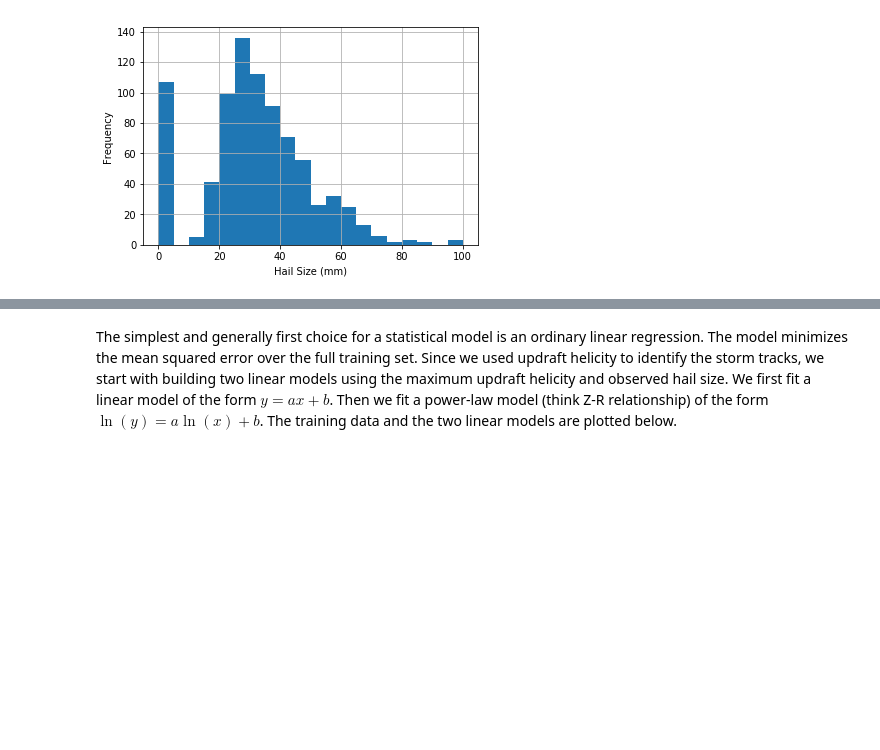
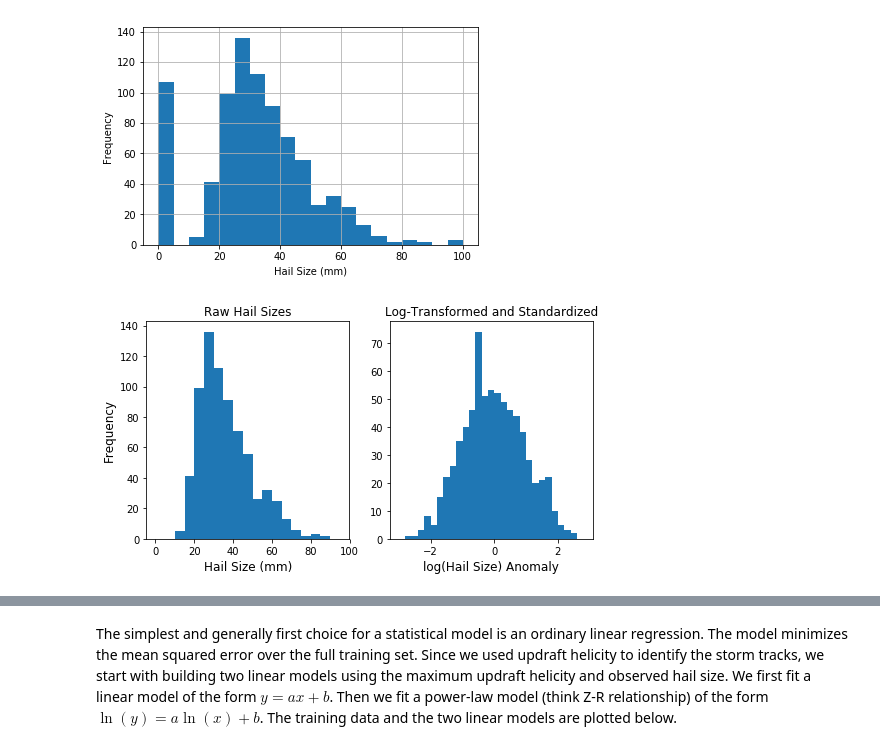
Before and after one commit to djgagne/hagelslag, a Jupyter notebook: demos/unidata_users_workshop_2015.ipynb, the cells around one changed output, grey strips where cells are left out. Saved outputs shown, nothing was run; the diff lists cells and outputs as text; code cells hidden in the pictures; blank space fills up the shorter version.

```diff
--- a/demos/unidata_users_workshop_2015.ipynb
+++ b/demos/unidata_users_workshop_2015.ipynb
@@ -384,3 +384,24 @@ plt.ylabel("Frequency")
 # %% [output]
 Text(0, 0.5, 'Frequency')
 [figure]
+# %%
+plt.figure(figsize=(8, 4))
+from sklearn.preprocessing import PowerTransformer
+plt.subplot(1, 2, 1)
+idxs = (track_step_data["Hail_Size"] > 0) & (track_step_data["Hail_Size"] < 125)
+plt.hist(track_step_data["Hail_Size"][idxs], bins=np.arange(0, 100, 5))
+pt = PowerTransformer(method="box-cox")
+bc_hail = pt.fit_transform(track_step_data.loc[idxs, ["Hail_Size"]])
+plt.title("Raw Hail Sizes")
+plt.ylabel("Frequency", fontsize=12)
+plt.xlabel("Hail Size (mm)", fontsize=12)
+plt.subplot(1, 2, 2)
+log_hail= np.log(track_step_data["Hail_Size"][idxs])
+plt.hist((log_hail - log_hail.mean()) / log_hail.std(), bins=np.arange(-3, 3, 0.2))
+plt.title("Log-Transformed and Standardized")
+plt.xlabel("log(Hail Size) Anomaly", fontsize=12)
+plt.savefig("hail_size_scaled.png", dpi=200, bbox_inches="tight")
+#plt.subplot(1, 3, 3)
+#plt.hist(bc_hail, bins=np.arange(-3, 3, 0.2))
+# %% [output]
+[figure, added]
```
Also changed, not shown: parts of 1 cell of this notebook, 6 other files.
